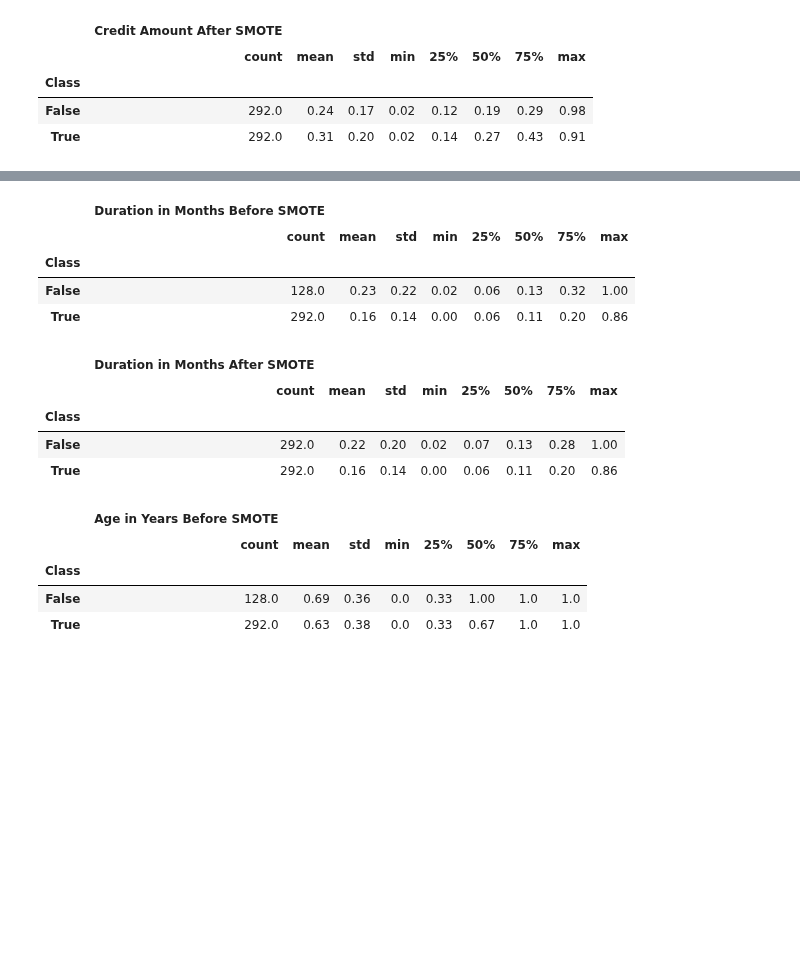
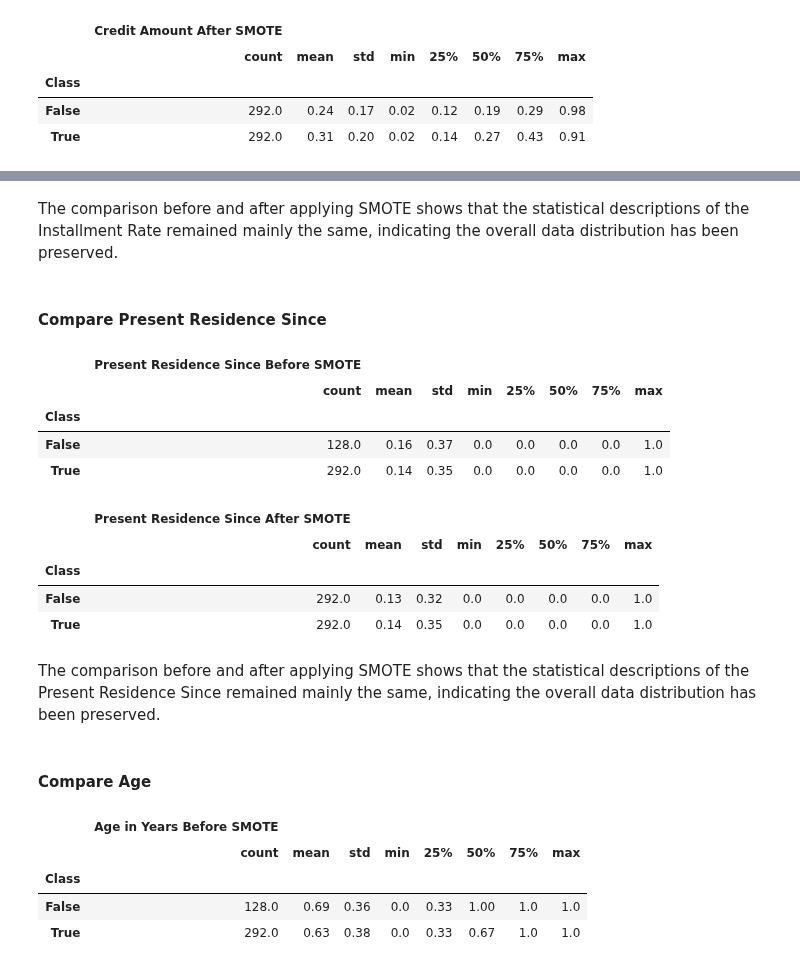
Before and after one commit to GittiGitus/Deep_Learning, a Jupyter notebook: experiments.ipynb, the cells around one changed output, grey strips where cells are left out. Drawn from its saved outputs; the diff is of its cells as text; code cells hidden in the pictures; blank space fills up the shorter version.

```diff
--- a/experiments.ipynb
+++ b/experiments.ipynb
@@ -506,18 +610,26 @@ display(pd.DataFrame({'Credit Amount After SMOTE': X_train_sc_smote[:,4], 'Class
+# %% [markdown]
+The comparison before and after applying SMOTE shows that the statistical descriptions of the Installment Rate remained mainly the same, indicating the overall data distribution has been preserved.
+# %% [markdown]
+#### Compare Present Residence Since
 # %%
-# Look at the distribution of the duration in months of each class before and after SMOTE
-display(pd.DataFrame({'Duration in Months Before SMOTE': X_train_sc[:,1], 'Class': y_train}).groupby('Class').describe().round(2))
-display(pd.DataFrame({'Duration in Months After SMOTE': X_train_sc_smote[:,1], 'Class': y_train_smote}).groupby('Class').describe().round(2))
+# Look at the distribution of the present residence since of each class before and after SMOTE
+display(pd.DataFrame({'Present Residence Since Before SMOTE': X_train_sc[:,6], 'Class': y_train}).groupby('Class').describe().round(2))
+display(pd.DataFrame({'Present Residence Since After SMOTE': X_train_sc_smote[:,6], 'Class': y_train_smote}).groupby('Class').describe().round(2))
 # %% [output]
-|  | Duration in Months Before SMOTE |  |  |  |  |  |  |  |
+|  | Present Residence Since Before SMOTE |  |  |  |  |  |  |  |
 |  | count | mean | std | min | 25% | 50% | 75% | max |
 | Class |  |  |  |  |  |  |  |  |
-| False | 128.0 | 0.23 | 0.22 | 0.02 | 0.06 | 0.13 | 0.32 | 1.00 |
-| True | 292.0 | 0.16 | 0.14 | 0.00 | 0.06 | 0.11 | 0.20 | 0.86 |
+| False | 128.0 | 0.16 | 0.37 | 0.0 | 0.0 | 0.0 | 0.0 | 1.0 |
+| True | 292.0 | 0.14 | 0.35 | 0.0 | 0.0 | 0.0 | 0.0 | 1.0 |
-|  | Duration in Months After SMOTE |  |  |  |  |  |  |  |
+|  | Present Residence Since After SMOTE |  |  |  |  |  |  |  |
 |  | count | mean | std | min | 25% | 50% | 75% | max |
 | Class |  |  |  |  |  |  |  |  |
-| False | 292.0 | 0.22 | 0.20 | 0.02 | 0.07 | 0.13 | 0.28 | 1.00 |
-| True | 292.0 | 0.16 | 0.14 | 0.00 | 0.06 | 0.11 | 0.20 | 0.86 |
+| False | 292.0 | 0.13 | 0.32 | 0.0 | 0.0 | 0.0 | 0.0 | 1.0 |
+| True | 292.0 | 0.14 | 0.35 | 0.0 | 0.0 | 0.0 | 0.0 | 1.0 |
+# %% [markdown]
+The comparison before and after applying SMOTE shows that the statistical descriptions of the Present Residence Since remained mainly the same, indicating the overall data distribution has been preserved.
+# %% [markdown]
+#### Compare Age
 # %%
 # Look at the distribution of the age in years of each class before and after SMOTE
 display(pd.DataFrame({'Age in Years Before SMOTE': X_train_sc[:,2], 'Class': y_train}).groupby('Class').describe().round(2))
```
Also changed, not shown: parts of 91 cells of this notebook.
